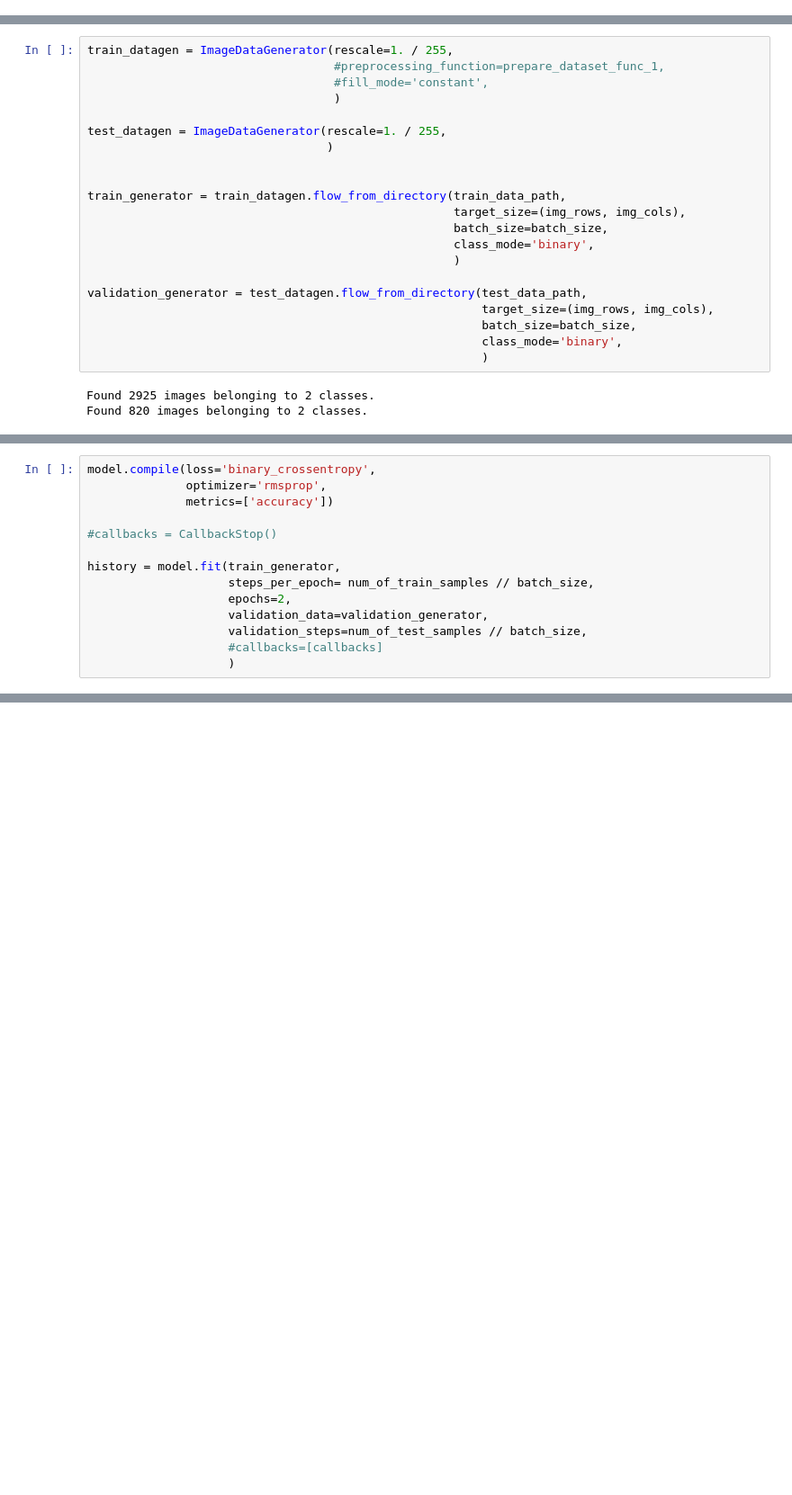
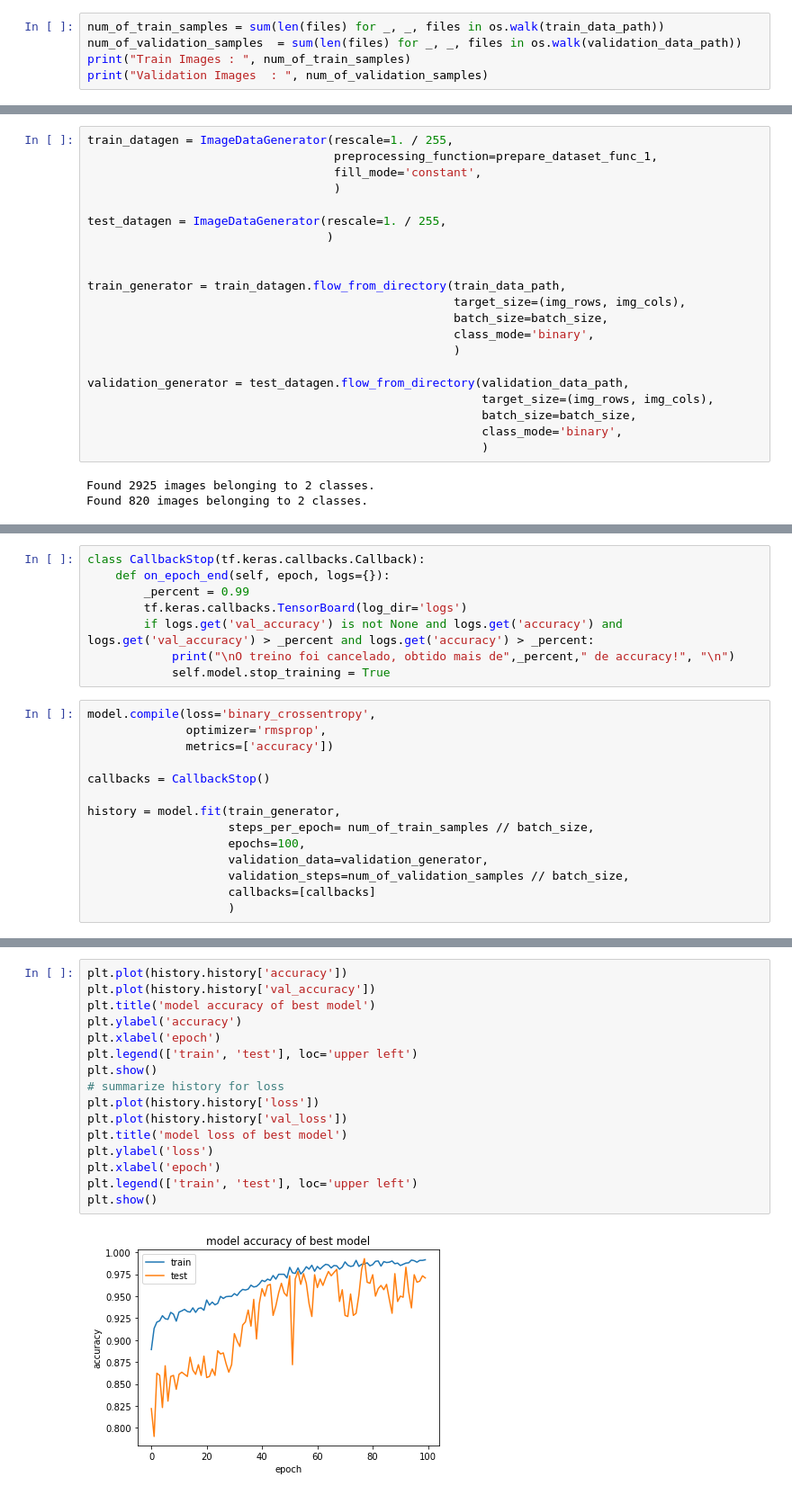
Before and after one commit to betoecd/Anne, a Jupyter notebook: pericles_examples/keras_constant_init.ipynb, the cells around one changed output, grey strips where cells are left out. Shown at 90% size. Drawn from its saved outputs; the diff is of its cells as text; blank space fills up the shorter version.

Commit message:
✨ Init constant weights in keras complete

```diff
--- a/pericles_examples/keras_constant_init.ipynb
+++ b/pericles_examples/keras_constant_init.ipynb
@@ -47,0 +40,5 @@ Test Images  :  707
+# %%
+num_of_train_samples = sum(len(files) for _, _, files in os.walk(train_data_path))
+num_of_validation_samples  = sum(len(files) for _, _, files in os.walk(validation_data_path))
+print("Train Images : ", num_of_train_samples)
+print("Validation Images  : ", num_of_validation_samples)
@@ -87,8 +106,8 @@ def reset_random_seeds():
     random.seed(1)
 # %%
 train_datagen = ImageDataGenerator(rescale=1. / 255,
-                                   #preprocessing_function=prepare_dataset_func_1,
-                                   #fill_mode='constant',
+                                   preprocessing_function=prepare_dataset_func_1,
+                                   fill_mode='constant',
                                    )
 
 test_datagen = ImageDataGenerator(rescale=1. / 255,
@@ -101,7 +120,7 @@ train_generator = train_datagen.flow_from_directory(train_data_path,
                                                     class_mode='binary',
                                                     )
 
-validation_generator = test_datagen.flow_from_directory(test_data_path,
+validation_generator = test_datagen.flow_from_directory(validation_data_path,
                                                         target_size=(img_rows, img_cols),
                                                         batch_size=batch_size,
                                                         class_mode='binary',
@@ -143,18 +162,26 @@ Total params: 210,961
 Trainable params: 210,961
 Non-trainable params: 0
 _________________________________________________________________
+# %%
+class CallbackStop(tf.keras.callbacks.Callback):
+    def on_epoch_end(self, epoch, logs={}):
+        _percent = 0.99
+        tf.keras.callbacks.TensorBoard(log_dir='logs')
+        if logs.get('val_accuracy') is not None and logs.get('accuracy') and logs.get('val_accuracy') > _percent and logs.get('accuracy') > _percent:
+            print("\nO treino foi cancelado, obtido mais de",_percent," de accuracy!", "\n")
+            self.model.stop_training = True
 # %%
 model.compile(loss='binary_crossentropy',
               optimizer='rmsprop',
               metrics=['accuracy'])
 
-#callbacks = CallbackStop()
+callbacks = CallbackStop()
 
 history = model.fit(train_generator,
                     steps_per_epoch= num_of_train_samples // batch_size,
-                    epochs=2,
+                    epochs=100,
                     validation_data=validation_generator,
-                    validation_steps=num_of_test_samples // batch_size,
-                    #callbacks=[callbacks]
+                    validation_steps=num_of_validation_samples // batch_size,
+                    callbacks=[callbacks]
                     )
 # %% [output]
@@ -164,0 +205,18 @@ Epoch 2/2
+# %%
+plt.plot(history.history['accuracy'])
+plt.plot(history.history['val_accuracy'])
+plt.title('model accuracy of best model')
+plt.ylabel('accuracy')
+plt.xlabel('epoch')
+plt.legend(['train', 'test'], loc='upper left')
+plt.show()
+# summarize history for loss
+plt.plot(history.history['loss'])
+plt.plot(history.history['val_loss'])
+plt.title('model loss of best model')
+plt.ylabel('loss')
+plt.xlabel('epoch')
+plt.legend(['train', 'test'], loc='upper left')
+plt.show()
+# %% [output]
+[figure, added]
```
Also changed, not shown: parts of 9 cells of this notebook.
